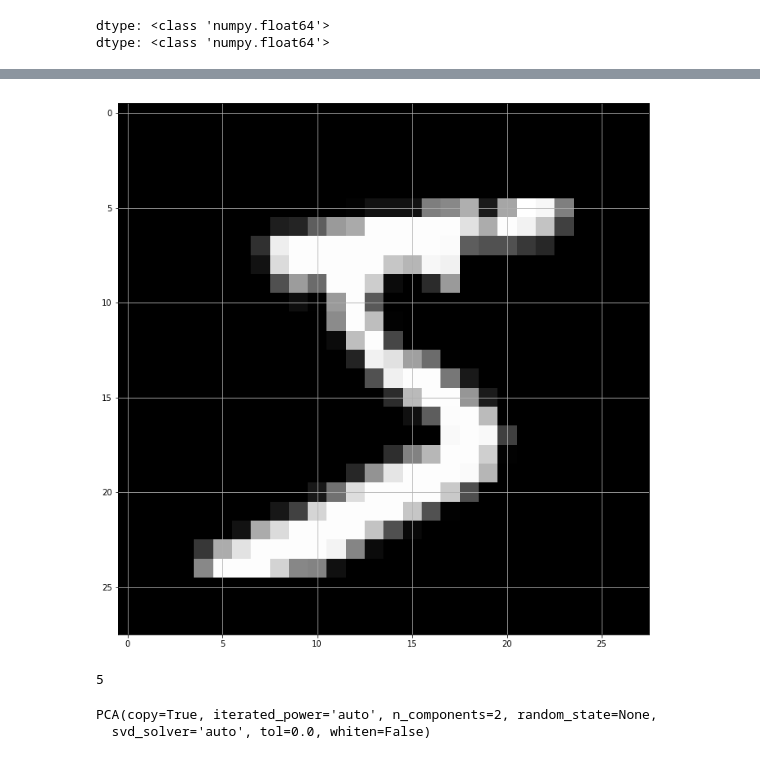
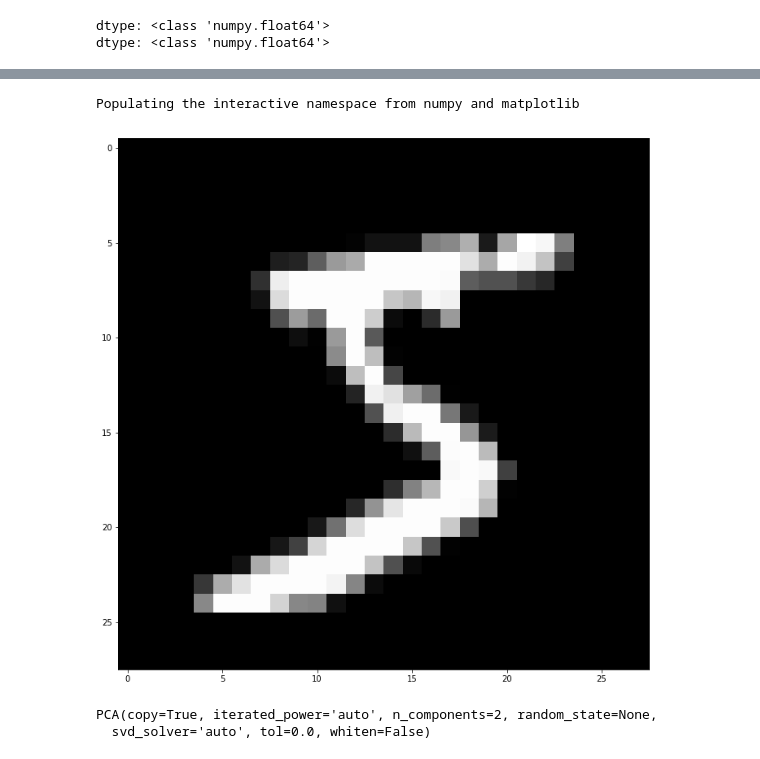
Before and after one commit to RenaudWasTaken/mnist, a Jupyter notebook: Naive Bayes.ipynb, the cells around one changed output, grey strips where cells are left out. Saved outputs shown, nothing was run; the diff lists cells and outputs as text; code cells hidden in the pictures.

```diff
--- a/Naive Bayes.ipynb
+++ b/Naive Bayes.ipynb
@@ -31,13 +18,13 @@ MNIST(N=10000, name='test', rows=28, cols=28, labels=array([7, 2, 1, ..., 4, 5,
 # %%
+%pylab inline
+pylab.rcParams['figure.figsize'] = (12, 12)
+
 plt.imshow(np.reshape(train_set.images[0] + 123, (train_set.rows, train_set.cols)), cmap='gray')
-plt.grid(True)
+plt.grid(False)
 plt.show()
 # %% [output]
+Populating the interactive namespace from numpy and matplotlib
-[figure, old version]
+[figure, new version]
-# %%
-print(train_set.labels[0])
-# %% [output]
-5
 # %%
 pca = PCA(n_components=2)
 pca.fit(train_set.images)
```
Also changed, not shown: parts of 12 cells of this notebook, 1 other file.
